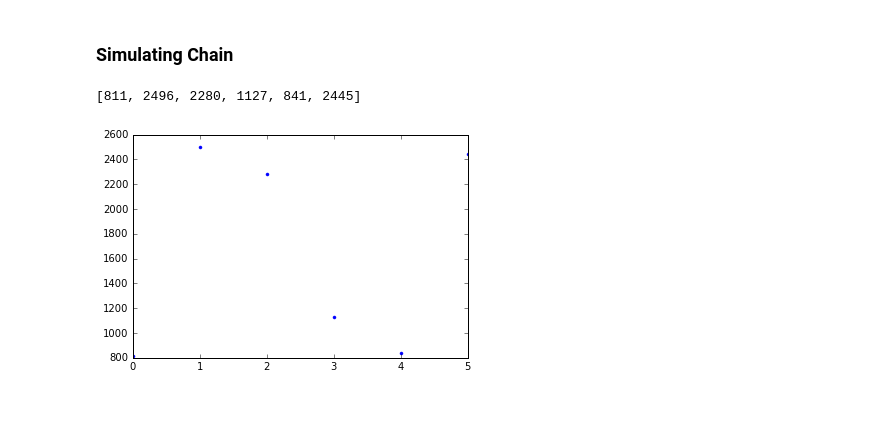
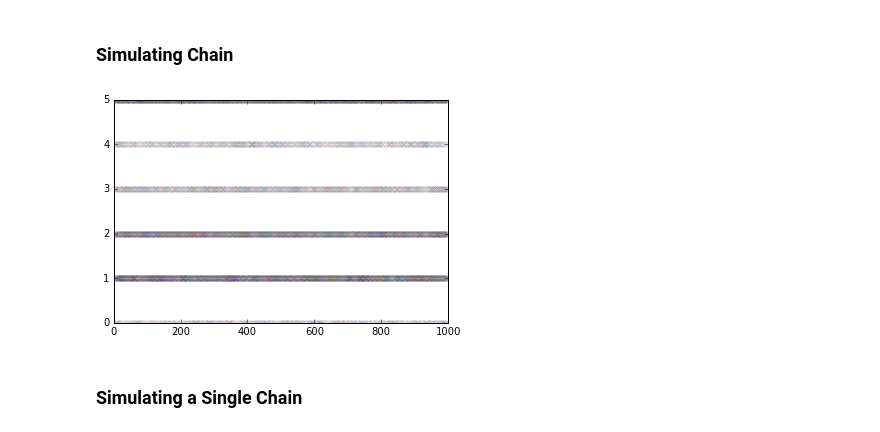
Before and after one commit to Bogazici-CMPE548-Spring2016/Cmpe548-Assignment2, a Jupyter notebook: assignment2.ipynb, the cells around one changed output. Drawn from its saved outputs; the diff is of its cells as text; code cells hidden in the pictures.

```diff
--- a/assignment2.ipynb
+++ b/assignment2.ipynb
@@ -105,13 +137,15 @@ plt.colorbar();
 # %% [markdown]
 ### Simulating Chain
 # %%
-size = 10000
-M = 15
+size = 1000
+M = count           ## Time T_mix
 state = 0
 B = np.transpose(A) ## for convenience (B[0] == die's top face is 1)
 p = [0,0,0,0,0,0]
+hstgrm = []
 
 for y in range(size):
+    h = []
     for i in range(M):
         temp_cdf_value = 0
         rn = np.random.rand(1)
@@ -119,11 +153,13 @@ for y in range(size):
             temp_cdf_value += B[state][j]
             if temp_cdf_value > rn:
                 state = j
+                h.append(state);
                 break
+    hstgrm.append(h)
     p[state] += 1
-# %%
-plt.plot(p,'.')
-p
-# %% [output]
-[811, 2496, 2280, 1127, 841, 2445]
-[figure, removed]
+# %%
+plt.plot(hstgrm,'x', alpha=0.03);
+# %% [output]
+[figure, added]
+# %% [markdown]
+### Simulating a Single Chain
```
Also changed, not shown: parts of 8 cells of this notebook.
